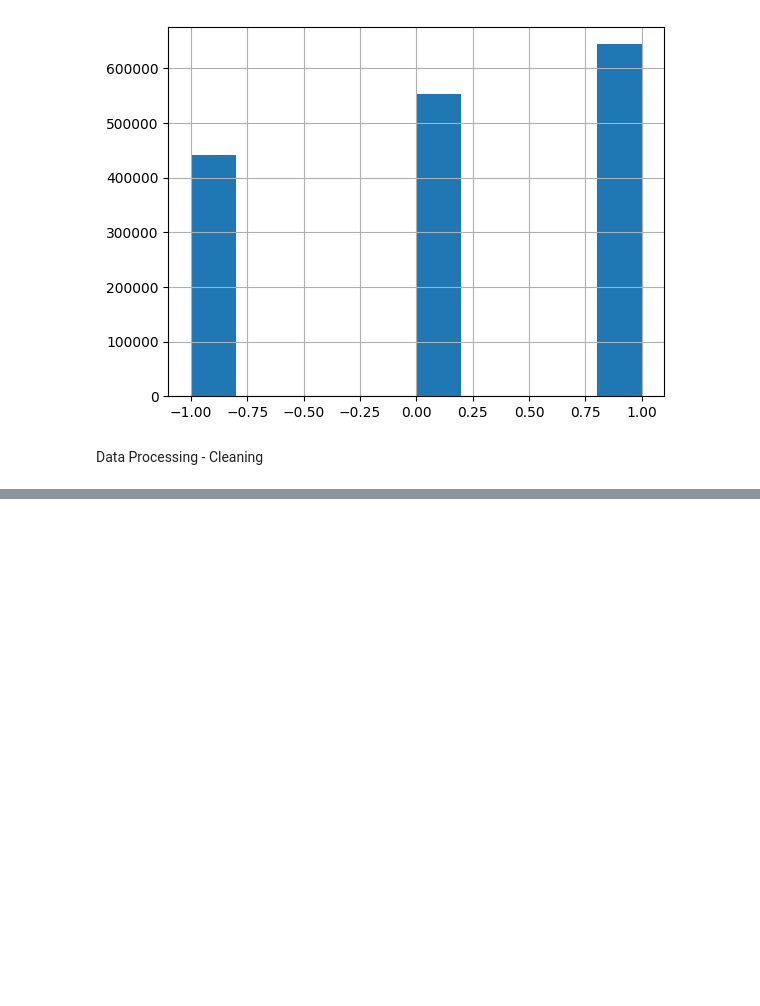
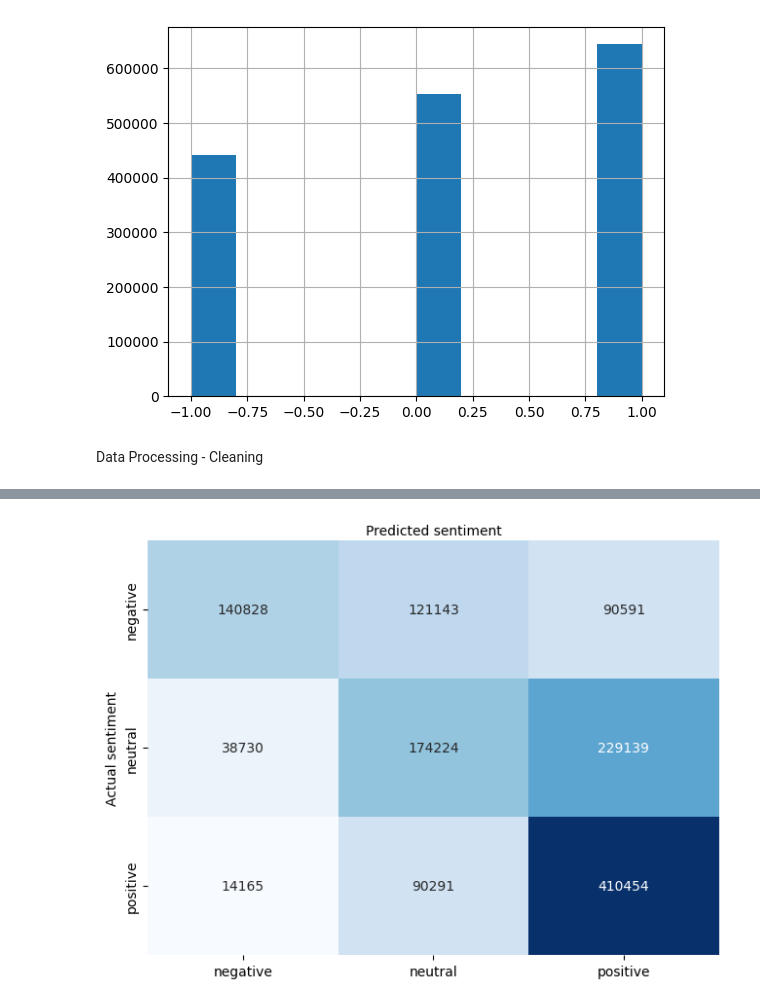
Before and after one commit to AndreaCamilloni/DM2583-project, a Jupyter notebook: notebook.ipynb, the cells around one changed output, grey strips where cells are left out. Cells and saved outputs as stored; diff of their text form; code cells hidden in the pictures; blank space fills up the shorter version.

```diff
--- a/notebook.ipynb
+++ b/notebook.ipynb
@@ -155,7 +152,7 @@ plt.show()
 # %%
 from sklearn.model_selection import train_test_split
 X, y = full_df['Note-Tokenized'], full_df['Sentiment']
-X_train, X_test, y_train, y_test = train_test_split(X, y, test_size=0.80, random_state=42)
+X_train, X_test, y_train, y_test = train_test_split(X, y, test_size=0.80, random_state=42,stratify=y)
 # %%
 MNB = MultinomialNaiveBayes(
     classes=np.unique(np.array([-1,0,1]))
@@ -170,0 +180,15 @@ acc
+# %%
+cnf_matrix = confusion_matrix(y_test, y_hat)
+
+import seaborn as sns
+class_names = ["negative", "neutral", "positive"]
+fig,ax = plt.subplots()
+
+
+sns.heatmap(pd.DataFrame(cnf_matrix), annot=True, cmap="Blues", fmt="d", cbar=False, xticklabels=class_names, yticklabels=class_names)
+ax.xaxis.set_label_position('top')
+plt.tight_layout()
+plt.ylabel('Actual sentiment')
+plt.xlabel('Predicted sentiment');
+# %% [output]
+[figure, added]
```
Also changed, not shown: parts of 5 cells of this notebook.
